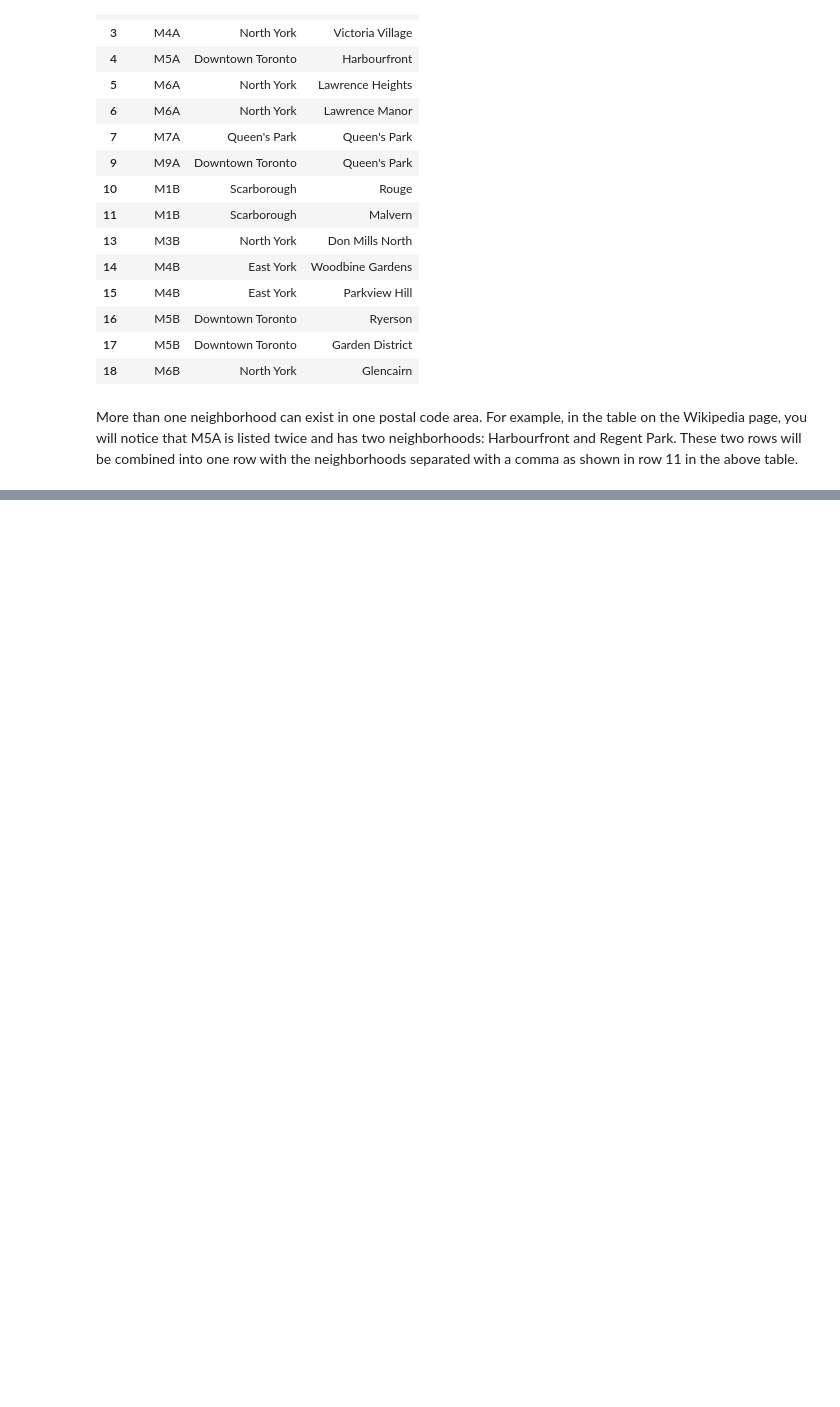
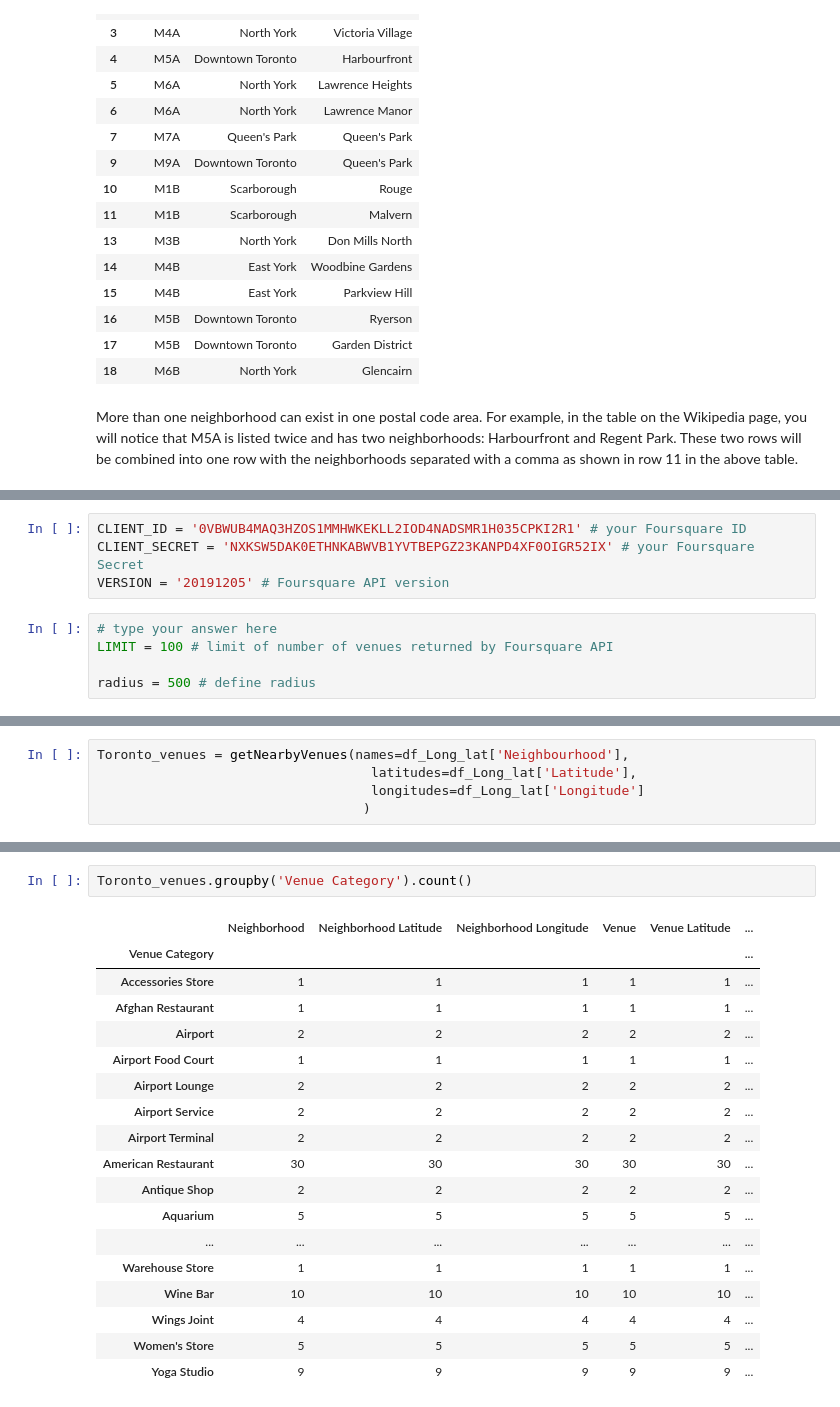
Before and after one commit to riffatahmad/Coursera_Capstone, a Jupyter notebook: CapstoneProject_2.ipynb, the cells around one changed output, grey strips where cells are left out. Drawn from its saved outputs; the diff is of its cells as text; blank space fills up the shorter version.

Commit message:
Published from Watson Studio.

```diff
--- a/CapstoneProject_2.ipynb
+++ b/CapstoneProject_2.ipynb
@@ -187,0 +189,9 @@ df_Long_lat.head()
+# %%
+CLIENT_ID = '0VBWUB4MAQ3HZOS1MMHWKEKLL2IOD4NADSMR1H035CPKI2R1' # your Foursquare ID
+CLIENT_SECRET = 'NXKSW5DAK0ETHNKABWVB1YVTBEPGZ23KANPD4XF0OIGR52IX' # your Foursquare Secret
+VERSION = '20191205' # Foursquare API version
+# %%
+# type your answer here
+LIMIT = 100 # limit of number of venues returned by Foursquare API
+
+radius = 500 # define radius
@@ -187,0 +238,5 @@ df_Long_lat.head()
+# %%
+Toronto_venues = getNearbyVenues(names=df_Long_lat['Neighbourhood'],
+                                   latitudes=df_Long_lat['Latitude'],
+                                   longitudes=df_Long_lat['Longitude']
+                                  )
@@ -187,0 +272,21 @@ df_Long_lat.head()
+# %%
+Toronto_venues.groupby('Venue Category').count()
+# %% [output]
+|  | Neighborhood | Neighborhood Latitude | Neighborhood Longitude | Venue | Venue Latitude | ... |
+| Venue Category |  |  |  |  |  | ... |
+| Accessories Store | 1 | 1 | 1 | 1 | 1 | ... |
+| Afghan Restaurant | 1 | 1 | 1 | 1 | 1 | ... |
+| Airport | 2 | 2 | 2 | 2 | 2 | ... |
+| Airport Food Court | 1 | 1 | 1 | 1 | 1 | ... |
+| Airport Lounge | 2 | 2 | 2 | 2 | 2 | ... |
+| Airport Service | 2 | 2 | 2 | 2 | 2 | ... |
+| Airport Terminal | 2 | 2 | 2 | 2 | 2 | ... |
+| American Restaurant | 30 | 30 | 30 | 30 | 30 | ... |
+| Antique Shop | 2 | 2 | 2 | 2 | 2 | ... |
+| Aquarium | 5 | 5 | 5 | 5 | 5 | ... |
+| ... | ... | ... | ... | ... | ... | ... |
+| Warehouse Store | 1 | 1 | 1 | 1 | 1 | ... |
+| Wine Bar | 10 | 10 | 10 | 10 | 10 | ... |
+| Wings Joint | 4 | 4 | 4 | 4 | 4 | ... |
+| Women's Store | 5 | 5 | 5 | 5 | 5 | ... |
+| Yoga Studio | 9 | 9 | 9 | 9 | 9 | ... |
```
Also changed, not shown: parts of 10 cells of this notebook.
